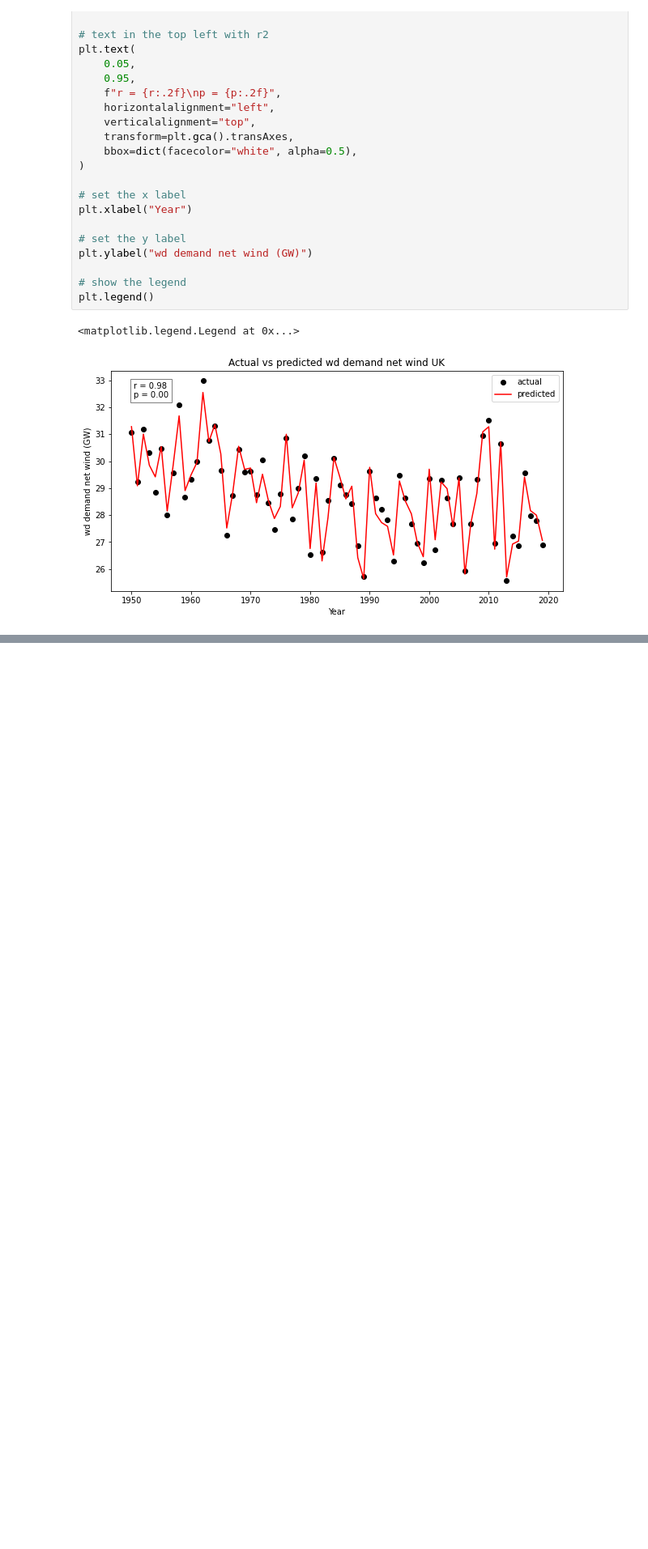
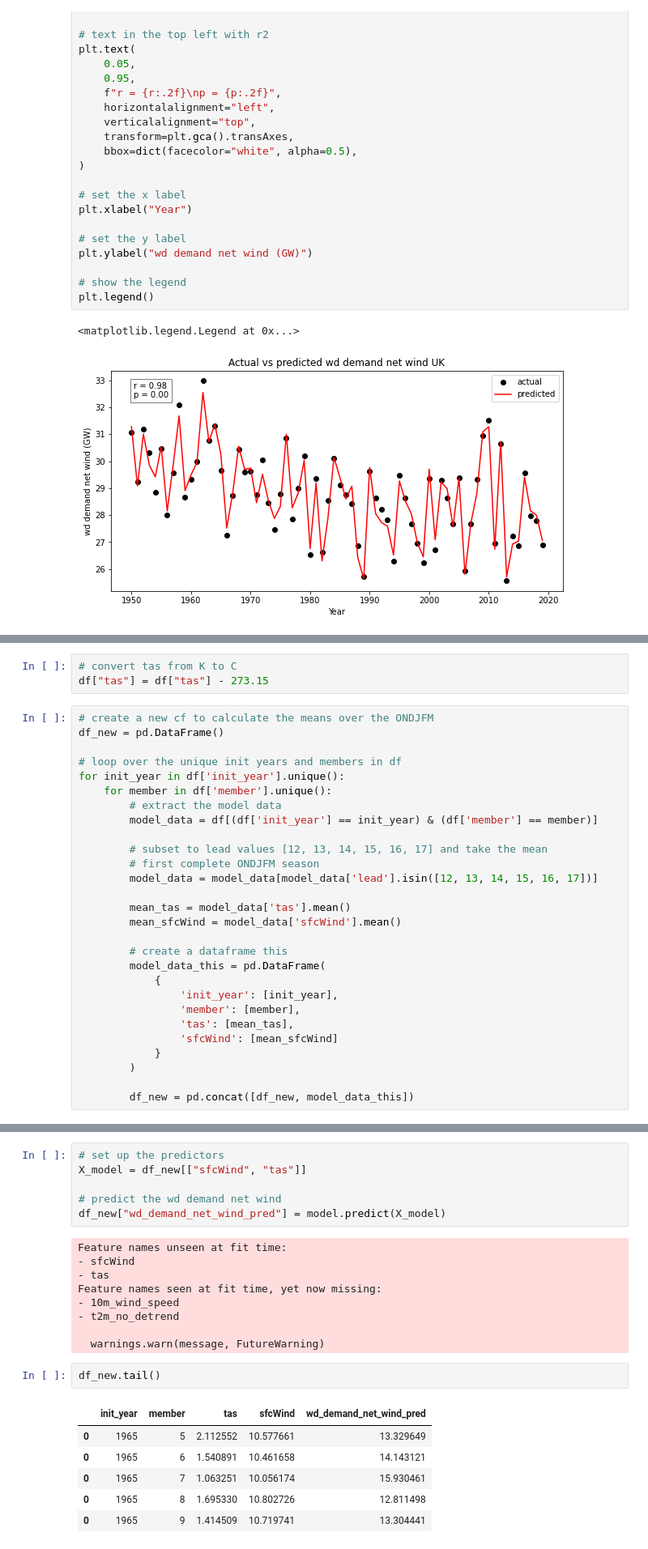
Before and after one commit to benhutchmet/unseen_multi_year, a Jupyter notebook: testing_clearheads_dnw.ipynb, the cells around one changed output, grey strips where cells are left out. Shown at 81% size. Saved outputs shown, nothing was run; the diff lists cells and outputs as text; blank space fills up the shorter version.

```diff
--- a/testing_clearheads_dnw.ipynb
+++ b/testing_clearheads_dnw.ipynb
@@ -783,0 +826,31 @@ plt.legend()
+# %%
+# convert tas from K to C
+df["tas"] = df["tas"] - 273.15
+# %%
+# create a new cf to calculate the means over the ONDJFM
+df_new = pd.DataFrame()
+
+# loop over the unique init years and members in df
+for init_year in df['init_year'].unique():
+    for member in df['member'].unique():
+        # extract the model data
+        model_data = df[(df['init_year'] == init_year) & (df['member'] == member)]
+
+        # subset to lead values [12, 13, 14, 15, 16, 17] and take the mean
+        # first complete ONDJFM season
+        model_data = model_data[model_data['lead'].isin([12, 13, 14, 15, 16, 17])]
+
+        mean_tas = model_data['tas'].mean()
+        mean_sfcWind = model_data['sfcWind'].mean()
+
+        # create a dataframe this
+        model_data_this = pd.DataFrame(
+            {
+                'init_year': [init_year],
+                'member': [member],
+                'tas': [mean_tas],
+                'sfcWind': [mean_sfcWind]
+            }
+        )
+
+        df_new = pd.concat([df_new, model_data_this])
@@ -783,0 +866,24 @@ plt.legend()
+# %%
+# set up the predictors
+X_model = df_new[["sfcWind", "tas"]]
+
+# predict the wd demand net wind
+df_new["wd_demand_net_wind_pred"] = model.predict(X_model)
+# %% [output]
+Feature names unseen at fit time:
+- sfcWind
+- tas
+Feature names seen at fit time, yet now missing:
+- 10m_wind_speed
+- t2m_no_detrend
+
+  warnings.warn(message, FutureWarning)
+# %%
+df_new.tail()
+# %% [output]
+|  | init_year | member | tas | sfcWind | wd_demand_net_wind_pred |
+| 0 | 1965 | 5 | 2.112552 | 10.577661 | 13.329649 |
+| 0 | 1965 | 6 | 1.540891 | 10.461658 | 14.143121 |
+| 0 | 1965 | 7 | 1.063251 | 10.056174 | 15.930461 |
+| 0 | 1965 | 8 | 1.695330 | 10.802726 | 12.811498 |
+| 0 | 1965 | 9 | 1.414509 | 10.719741 | 13.304441 |
```
Also changed, not shown: parts of 10 cells of this notebook, 1 other file.
